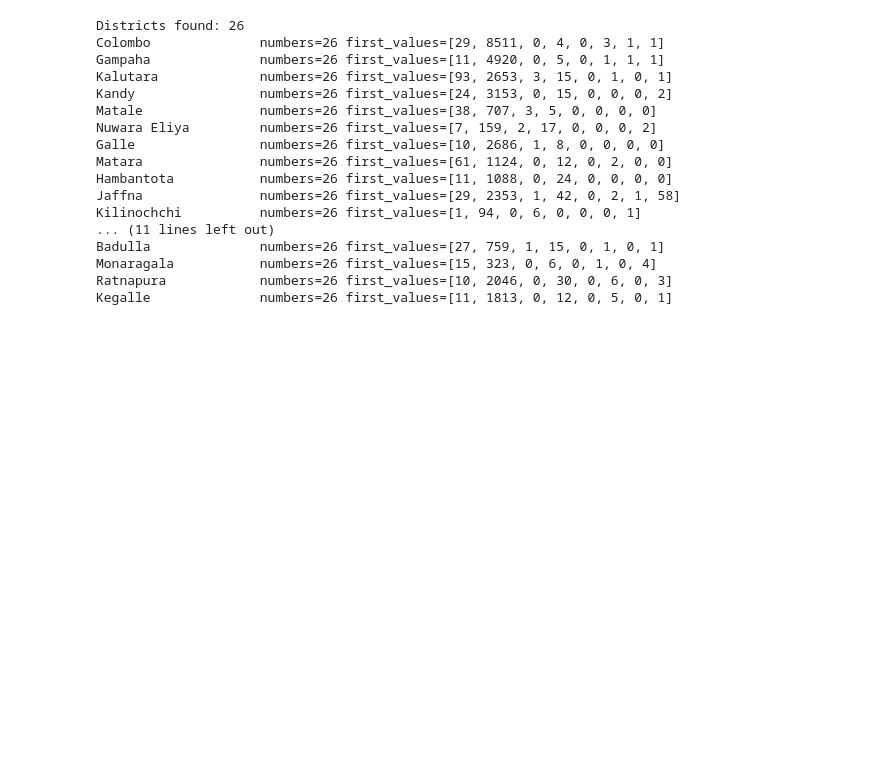
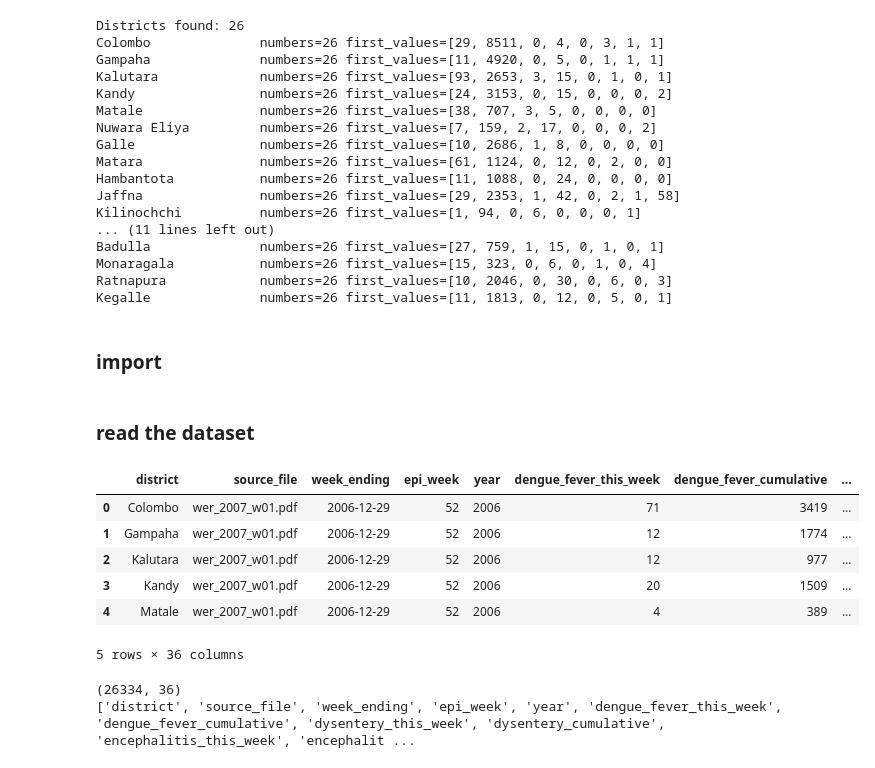
Before and after one commit to atheeq01/dengue-forecast, a Jupyter notebook: notebooks/01_wer_pdf_exploration.ipynb, the cells around one changed output. Cells and saved outputs as stored; diff of their text form; code cells hidden in the pictures; blank space fills up the shorter version.

```diff
--- a/notebooks/01_wer_pdf_exploration.ipynb
+++ b/notebooks/01_wer_pdf_exploration.ipynb
@@ -110,3 +110,5 @@ Badulla              numbers=26 first_values=[27, 759, 1, 15, 0, 1, 0, 1]
 Monaragala           numbers=26 first_values=[15, 323, 0, 6, 0, 1, 0, 4]
 Ratnapura            numbers=26 first_values=[10, 2046, 0, 30, 0, 6, 0, 3]
 Kegalle              numbers=26 first_values=[11, 1813, 0, 12, 0, 5, 0, 1]
+# %% [markdown]
+### import
@@ -112,0 +134,27 @@ Kegalle              numbers=26 first_values=[11, 1813, 0, 12, 0, 5, 0, 1]
+# %% [markdown]
+### read the dataset
+# %%
+raw = pd.read_parquet(
+    DENGUE_BRONZE_PATH
+)
+
+raw.head()
+# %% [output]
+|  | district | source_file | week_ending | epi_week | year | dengue_fever_this_week | dengue_fever_cumulative | ... |
+| 0 | Colombo | wer_2007_w01.pdf | 2006-12-29 | 52 | 2006 | 71 | 3419 | ... |
+| 1 | Gampaha | wer_2007_w01.pdf | 2006-12-29 | 52 | 2006 | 12 | 1774 | ... |
+| 2 | Kalutara | wer_2007_w01.pdf | 2006-12-29 | 52 | 2006 | 12 | 977 | ... |
+| 3 | Kandy | wer_2007_w01.pdf | 2006-12-29 | 52 | 2006 | 20 | 1509 | ... |
+| 4 | Matale | wer_2007_w01.pdf | 2006-12-29 | 52 | 2006 | 4 | 389 | ... |
+5 rows × 36 columns
+# %%
+print(
+    raw.shape
+)
+
+print(
+    raw.columns.tolist()
+)
+# %% [output]
+(26334, 36)
+['district', 'source_file', 'week_ending', 'epi_week', 'year', 'dengue_fever_this_week', 'dengue_fever_cumulative', 'dysentery_this_week', 'dysentery_cumulative', 'encephalitis_this_week', 'encephalit ...
```
Also changed, not shown: parts of 4 cells of this notebook, 8 other files.
